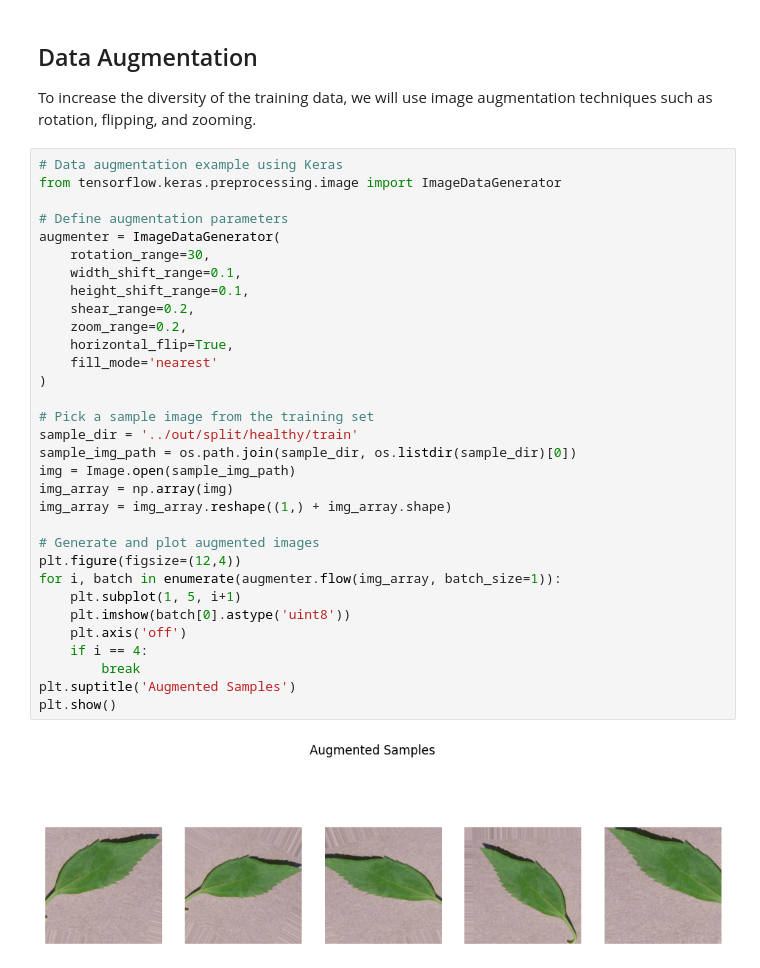
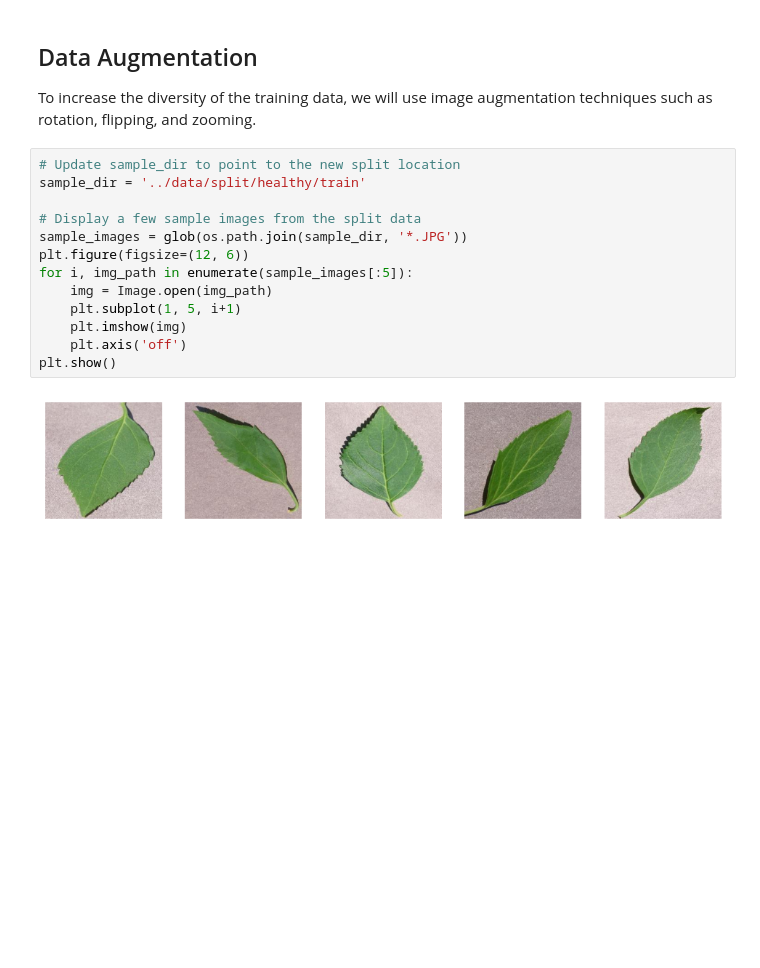
Before and after one commit to elhaj101/mildew-detector, a Jupyter notebook: jupyter_notebooks/DataCollection.ipynb, the cells around one changed output. Drawn from its saved outputs; the diff is of its cells as text; blank space fills up the shorter version.

```diff
--- a/jupyter_notebooks/DataCollection.ipynb
+++ b/jupyter_notebooks/DataCollection.ipynb
@@ -87,36 +87,17 @@ powdery_mildew: train=1472, val=315, test=317
 ## Data Augmentation
 To increase the diversity of the training data, we will use image augmentation techniques such as rotation, flipping, and zooming.
 # %%
-# Data augmentation example using Keras
-from tensorflow.keras.preprocessing.image import ImageDataGenerator
+# Update sample_dir to point to the new split location
+sample_dir = '../data/split/healthy/train'
 
-# Define augmentation parameters
-augmenter = ImageDataGenerator(
-    rotation_range=30,
-    width_shift_range=0.1,
-    height_shift_range=0.1,
-    shear_range=0.2,
-    zoom_range=0.2,
-    horizontal_flip=True,
-    fill_mode='nearest'
-)
-
-# Pick a sample image from the training set
-sample_dir = '../out/split/healthy/train'
-sample_img_path = os.path.join(sample_dir, os.listdir(sample_dir)[0])
-img = Image.open(sample_img_path)
-img_array = np.array(img)
-img_array = img_array.reshape((1,) + img_array.shape)
-
-# Generate and plot augmented images
-plt.figure(figsize=(12,4))
-for i, batch in enumerate(augmenter.flow(img_array, batch_size=1)):
+# Display a few sample images from the split data
+sample_images = glob(os.path.join(sample_dir, '*.JPG'))
+plt.figure(figsize=(12, 6))
+for i, img_path in enumerate(sample_images[:5]):
+    img = Image.open(img_path)
     plt.subplot(1, 5, i+1)
-    plt.imshow(batch[0].astype('uint8'))
+    plt.imshow(img)
     plt.axis('off')
-    if i == 4:
-        break
-plt.suptitle('Augmented Samples')
 plt.show()
 # %% [output]
-[figure, old version]
+[figure, new version]
```
Also changed, not shown: parts of 3 cells of this notebook, 1 other file.
